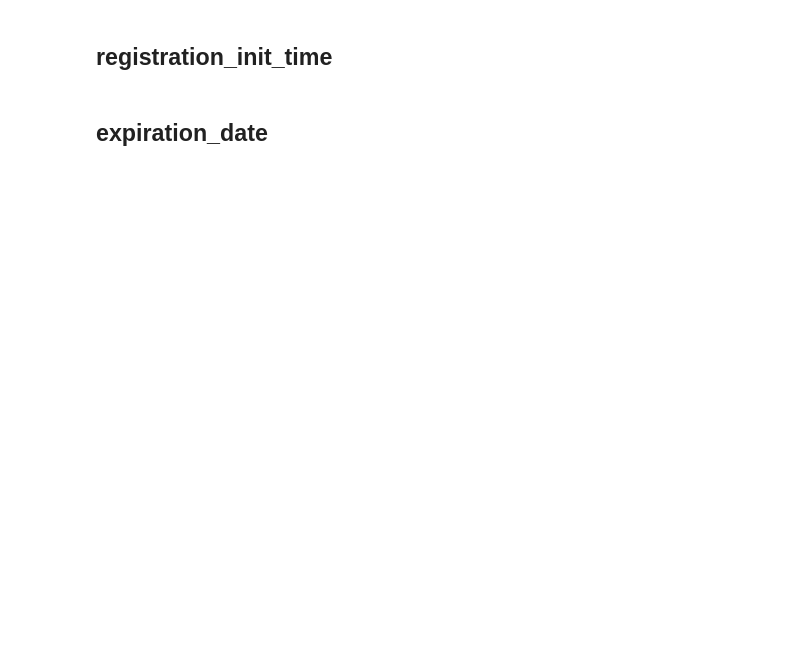
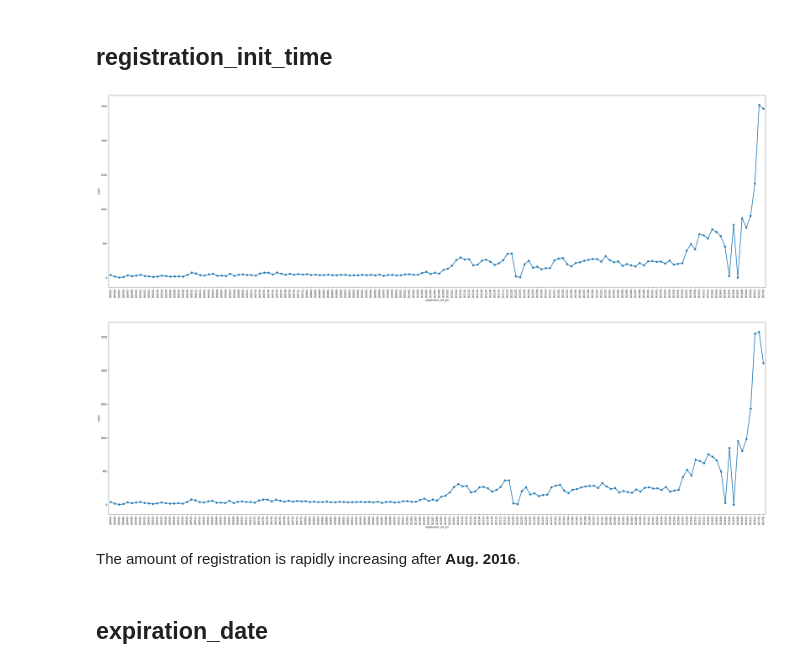
Before and after one commit to dsmilab/WSDM2018-KKBox-MRC, a Jupyter notebook: exploration_member.ipynb, the cells around one changed output. Saved outputs shown, nothing was run; the diff lists cells and outputs as text; code cells hidden in the pictures; blank space fills up the shorter version.

Commit message:
Explore registration and expiration date.

```diff
--- a/exploration_member.ipynb
+++ b/exploration_member.ipynb
@@ -160,4 +205,43 @@ It obvious that **female** users almost equal to **male** users. In this opinion
 # %% [markdown]
 ## registration_init_time
+# %%
+def transform_init_time_to_ym(time):
+    time_str = str(time)
+    year = int(time_str[:4])
+    month = int(time_str[4:6])
+    return int("%04d%02d" % (year, month))
+# %%
+# Consider year, month.
+count_df = train_df[['msno', 'registration_init_time']].drop_duplicates('msno')
+count_df['registration_init_ym'] = count_df['registration_init_time'].apply(transform_init_time_to_ym)
+
+tmp_count_df = count_df[['msno', 'registration_init_ym']].groupby('registration_init_ym').agg('count').reset_index()
+
+tmp_count_df.columns = ['registration_init_ym', 'count']
+tmp_count_df
+
+plt.figure(figsize=(50, 15))
+plt.xticks(rotation=90)
+g = sns.pointplot(x='registration_init_ym', y='count', data=tmp_count_df)
+plt.show()
+
+# ===================================================================================================================
+count_df = members_df[['msno', 'registration_init_time']].drop_duplicates('msno')
+count_df['registration_init_ym'] = count_df['registration_init_time'].apply(transform_init_time_to_ym)
+
+tmp_count_df = count_df[['msno', 'registration_init_ym']].groupby('registration_init_ym').agg('count').reset_index()
+
+tmp_count_df.columns = ['registration_init_ym', 'count']
+tmp_count_df
+
+plt.figure(figsize=(50, 15))
+plt.xticks(rotation=90)
+g = sns.pointplot(x='registration_init_ym', y='count', data=tmp_count_df)
+plt.show()
+# %% [output]
+[figure, added]
+[figure, added]
+# %% [markdown]
+The amount of registration is rapidly increasing after **Aug. 2016**.
 # %% [markdown]
 ## expiration_date
```
Also changed, not shown: parts of 6 cells of this notebook.
